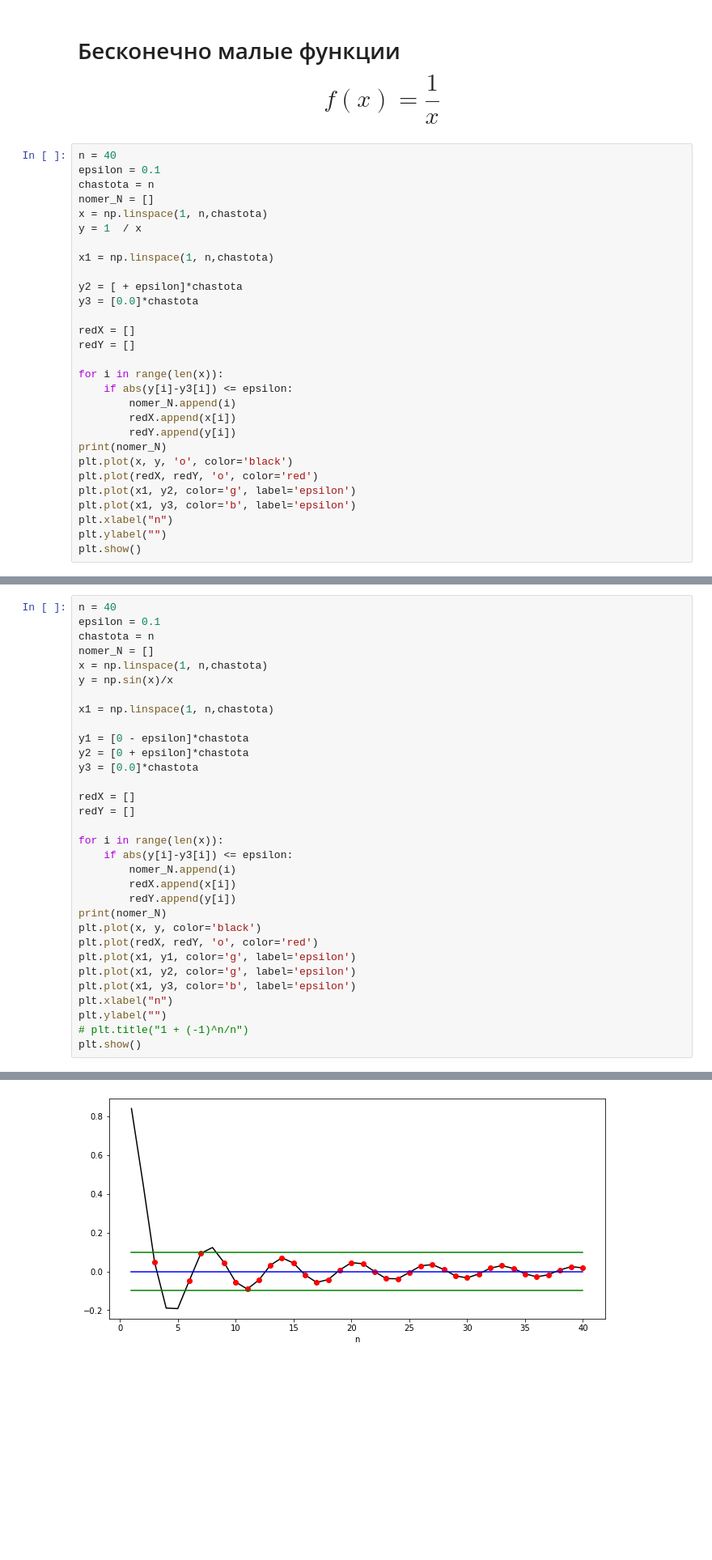
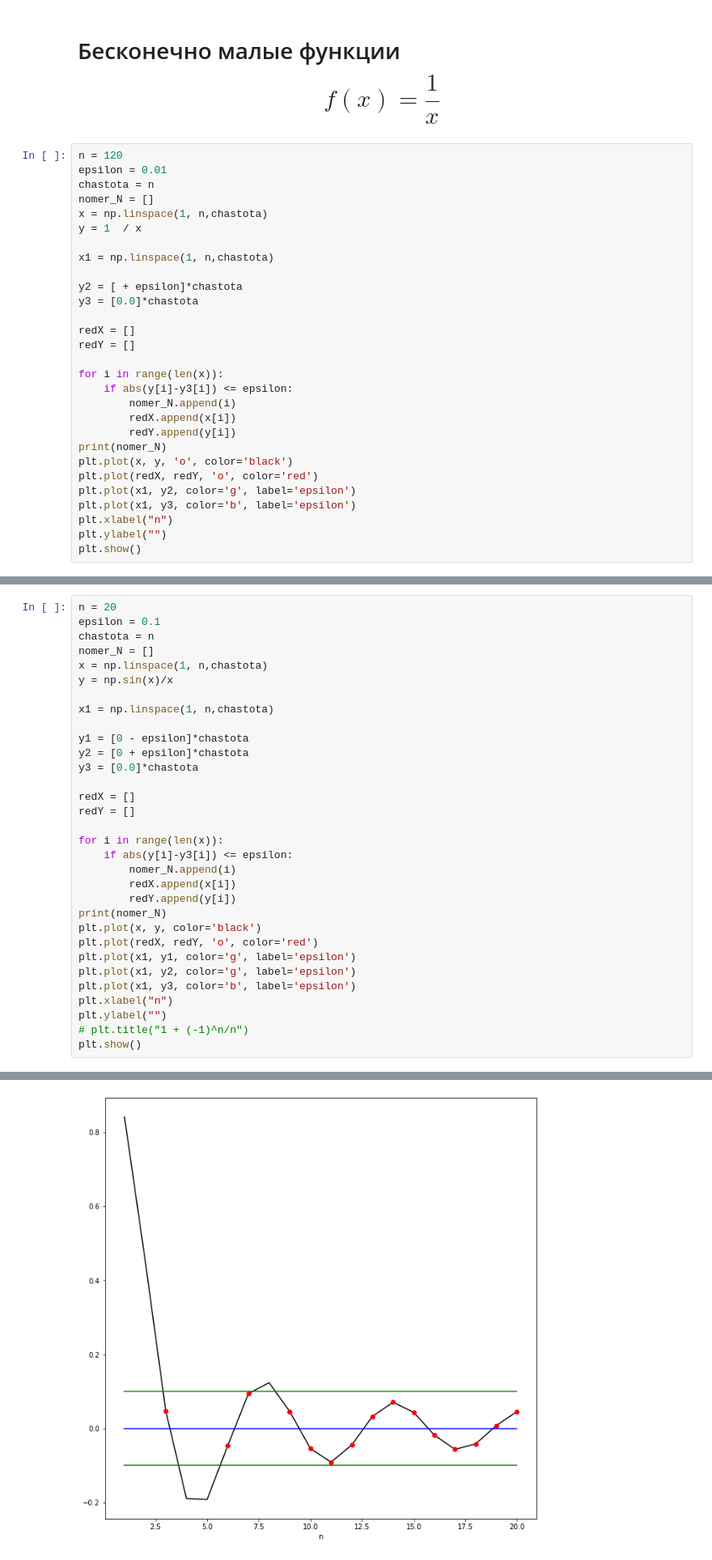
Before and after one commit to ryupepa/Calculus, a Jupyter notebook: lectures_2.ipynb, the cells around one changed output, grey strips where cells are left out. Shown at 81% size. Cells and saved outputs as stored; diff of their text form; blank space fills up the shorter version.

```diff
--- a/lectures_2.ipynb
+++ b/lectures_2.ipynb
@@ -99,8 +99,8 @@ plt.scatter(x[mask], y[mask], color='red', s=100, marker='o')
 # %% [markdown]
 # Бесконечно малые функции $$ f(x) = \frac{1}{x}$$
 # %%
-n = 40
-epsilon = 0.1
+n = 120
+epsilon = 0.01
 chastota = n
 nomer_N = []
 x = np.linspace(1, n,chastota)
@@ -133,7 +133,7 @@ plt.show()
 # %% [markdown]
 # Произведение бесконечно малой функции на ограниченную $$\lim_{x \to \infty} \frac{\sin x}{x}$$
 # %%
-n = 40
+n = 20
 epsilon = 0.1
 chastota = n
 nomer_N = []
@@ -169,4 +169,4 @@ plt.show()
-[figure, old version]
+[figure, new version]
 # %% [markdown]
 # Произведение бесконечно малой функции на ограниченную $$\lim_{x \to 0} \frac{\sin x}{x}$$
 # %%
```
Also changed, not shown: parts of 11 cells of this notebook, 1 other file.
